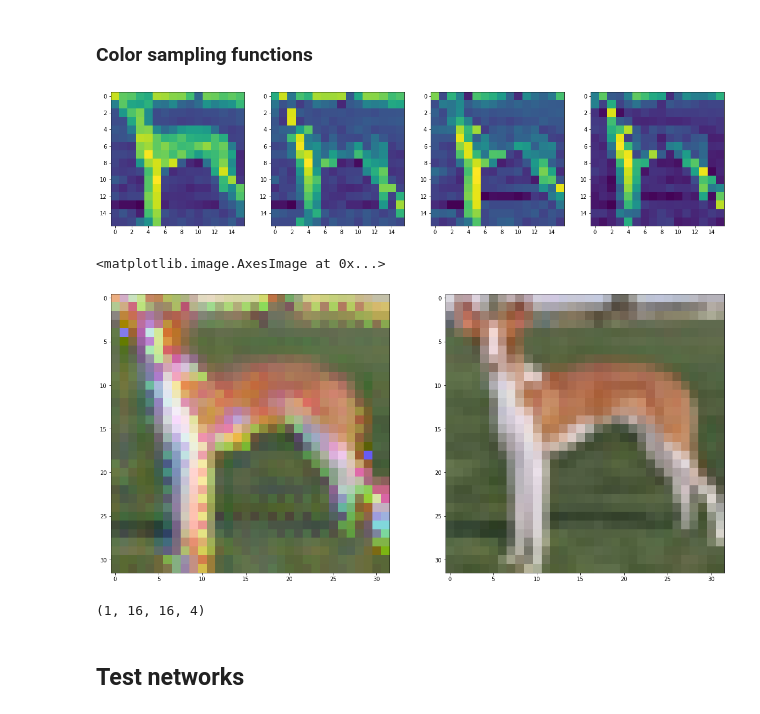
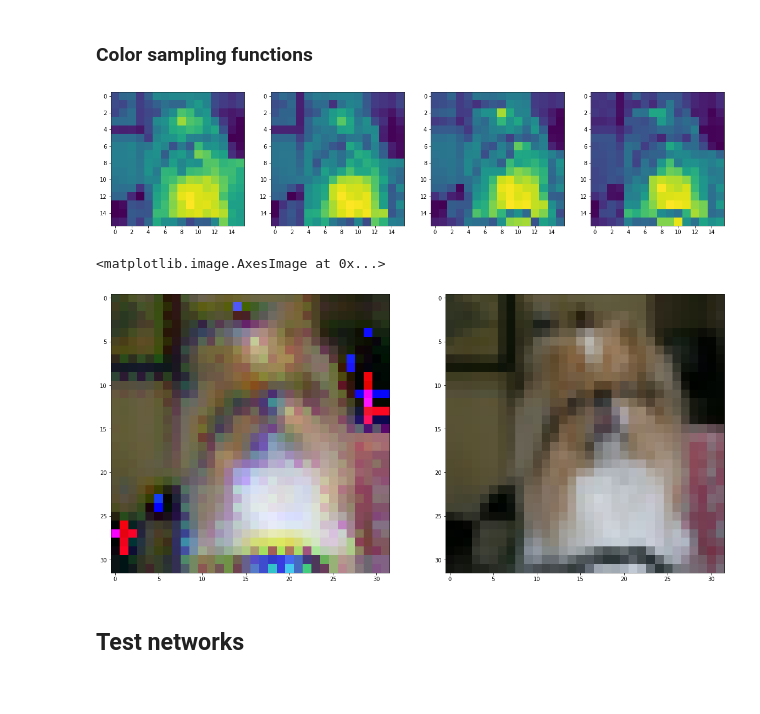
Before and after one commit to djbradyAtOpticalSciencesArizona/computationalImaging, a Jupyter notebook: inverseProblems/neuralDemosaicing.ipynb, the cells around one changed output. Saved outputs shown, nothing was run; the diff lists cells and outputs as text; code cells hidden in the pictures.

```diff
--- a/inverseProblems/neuralDemosaicing.ipynb
+++ b/inverseProblems/neuralDemosaicing.ipynb
@@ -63,12 +63,12 @@ def bayerCFA(shape,dtype='none'):
 inputs = layers.Input(shape=(32,32,3))
 cfa = layers.Conv2D(4, (2,2), (2,2), use_bias=False, input_shape=(32,32,3),kernel_initializer=bayerCFA)(inputs)
 cfaSample=Model(inputs,cfa)
-dog=cfaSample.predict(trainX[305,:,:,:].reshape(1,32,32,3))
+dog=cfaSample.predict(testX[5101,:,:,:].reshape(1,32,32,3))
 for pop in range(4):
   plt.subplot(1,4,1+pop)
   plt.imshow(dog[0,:,:,pop])
 # %% [output]
-[figure, old version]
+[figure, new version]
 # %%
 def linearDemosaic(bayerImage):
   # transform 16 by 16 by 4 image into 32 by 32 by 3 rbg by linear interpolation
@@ -88,16 +88,12 @@ def linearDemosaic(bayerImage):
 # %%
 dig=linearDemosaic(dog)
 plt.subplot(1,2,1)
 plt.imshow(dig)
 plt.subplot(1,2,2)
-plt.imshow(trainX[305,:,:,:])
+plt.imshow(testX[5101,:,:,:])
 # %% [output]
 <matplotlib.image.AxesImage at 0x...>
-[figure, old version]
+[figure, new version]
-# %%
-dog.shape
-# %% [output]
-(1, 16, 16, 4)
 # %% [markdown]
 ## Test networks
 # %% [markdown]
```
Also changed, not shown: parts of 6 cells of this notebook.
